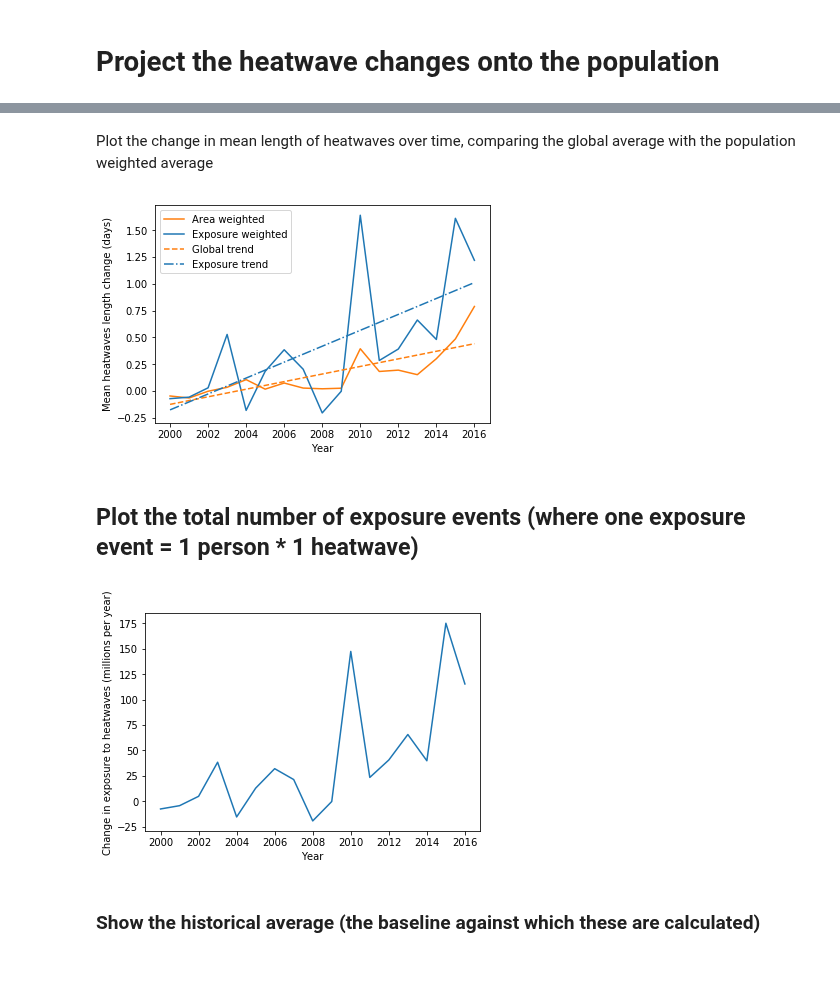
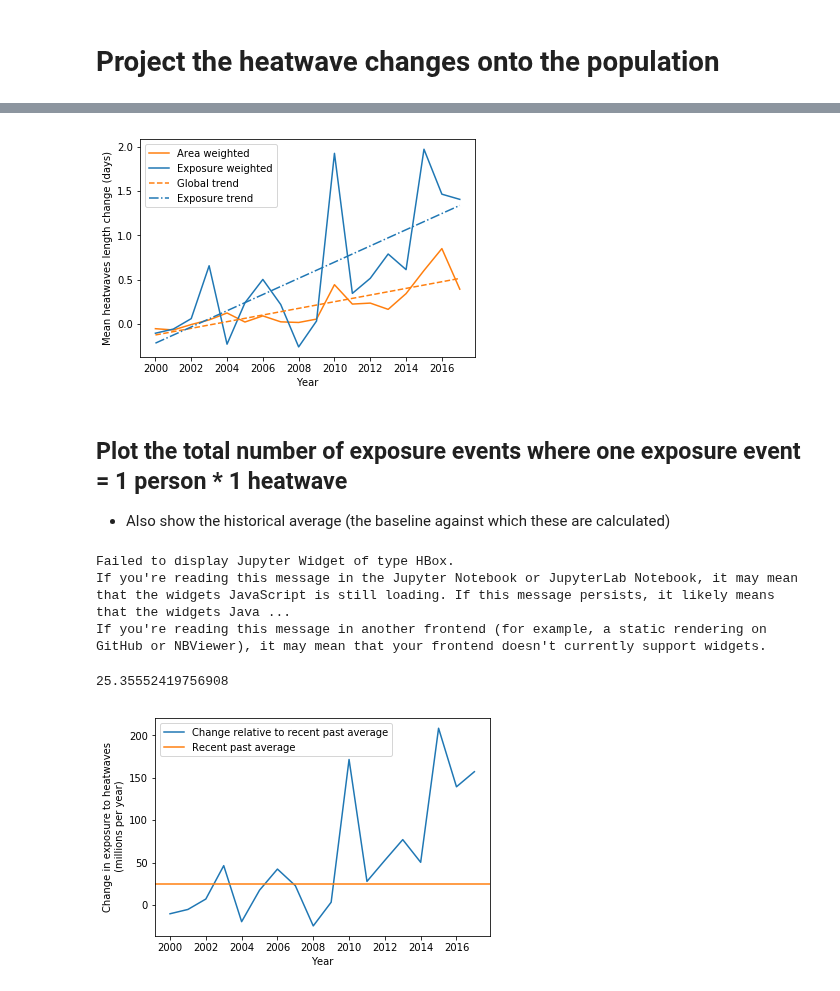
Before and after one commit to mangecoeur/health-climate-exposure, a Jupyter notebook: 1.2 Heatwave exposure change.ipynb, the cells around one changed output, grey strips where cells are left out. Cells and saved outputs as stored; diff of their text form; code cells hidden in the pictures.

```diff
--- a/1.2 Heatwave exposure change.ipynb
+++ b/1.2 Heatwave exposure change.ipynb
@@ -269,6 +275,6 @@ heatwaves_lengths = xr.open_dataarray(str(DATA_SRC / 'lancet'/'heatwaves_lengths
 ### Get the area-weighted time series for counts and lengths
 # %%
 # Take average period to match Temperature Change calculations
-heatwaves_counts_historical = heatwaves_counts.sel(year=slice(1986,2008)).mean(dim='year')
-heatwaves_counts_delta = heatwaves_counts.sel(year=slice(2000,2017)) - heatwaves_counts_historical
+heatwaves_counts_historical = heatwaves_counts.sel(year=slice(REFERENCE_YEAR_START, REFERENCE_YEAR_END)).mean(dim='year')
+heatwaves_counts_delta = heatwaves_counts.sel(year=slice(2000, MAX_YEAR)) - heatwaves_counts_historical
 # %%
@@ -296,0 +291,11 @@ plt.ylabel('Mean heatwaves count change')
+# %%
+f, axs = plt.subplots(1, 2)
+f.set_size_inches(10,5)
+ax = axs[0]
+(heatwaves_counts * cos_lat).mean(dim=['latitude', 'longitude']).plot(ax=ax)
+ax.set_ylabel('Mean heatwaves count')
+
+ax = axs[1]
+heatwaves_counts_ts.plot(ax=ax)
+ax.set_ylabel('Mean heatwaves count change')
+ax.set_xticks(list(range(2000, MAX_YEAR + 1, 2)));
@@ -406,9 +340,8 @@ output.columns = ['Area weighted change (days)', 'Exposure weighted change (days
 output.to_excel(writer, sheet_name='heatwaves_lengths')
 
 writer.save()
-# %% [markdown]
-Plot the change in mean length of heatwaves over time, comparing the global average with the population weighted average
 # %%
+# Plot the change in mean length of heatwaves over time, comparing the global average with the population weighted average
 heatwaves_lengths_ts.plot(color='C1',label='Area weighted')
 heatwaves_l_pop_ts.plot(color='C0',label='Exposure weighted')
 
@@ -422,20 +355,24 @@ exposures_reg = (exposures_reg.slope * heatwaves_l_pop_ts.year) + exposures_reg.
 anom_reg.plot.line('--', color='C1', label='Global trend')
 exposures_reg.plot.line('-.', color='C0', label='Exposure trend')
 
-
+plt.xticks(list(range(2000, MAX_YEAR + 1, 2)))
 plt.xlabel('Year')
 plt.ylabel('Mean heatwaves length change (days)')
 plt.legend()
-plt.savefig('heatwaves_length_comp_2000-2016.png', dpi=300, bbox_inches='tight')
-plt.savefig('heatwaves_length_comp_2000-2016.pdf', bbox_inches='tight')
+plt.savefig(str(RESULTS_FOLDER / f'heatwaves_length_comp_2000-{MAX_YEAR}.png'), dpi=300, bbox_inches='tight')
+plt.savefig(str(RESULTS_FOLDER / f'heatwaves_length_comp_2000-{MAX_YEAR}.pdf'), bbox_inches='tight')
 # %% [output]
-[figure, old version]
+[figure, new version]
 # %% [markdown]
-## Plot the total number of exposure events (where one exposure event = 1 person * 1 heatwave)
+## Plot the total number of exposure events where one exposure event = 1 person * 1 heatwave
+
+- Also show the historical average (the baseline against which these are calculated)
-# %%
-pct_age_rasters = xr.open_dataarray(str(DATA_SRC / 'lancet' / 'population_over_65.nc'))
 # %%
-heatwaves_pop_events_ts = project_to_population(heatwaves_counts_delta, pct_age_rasters, norm=True)
+heatwaves_pop_events_ts = population_tools.project_to_population(heatwaves_counts_delta, pct_age_rasters, norm=False, end_year=MAX_YEAR)
+# %% [output]
+Failed to display Jupyter Widget of type HBox.
+If you're reading this message in the Jupyter Notebook or JupyterLab Notebook, it may mean that the widgets JavaScript is still loading. If this message persists, it likely means that the widgets Java ...
+If you're reading this message in another frontend (for example, a static rendering on GitHub or NBViewer), it may mean that your frontend doesn't currently support widgets.
 # %%
 # Save results
 heatwaves_pop_events_ts.to_netcdf('heatwave_exposure_events.nc')
@@ -447,11 +384,21 @@ heatwaves_pop_events_ts.to_dataframe('heatwave_exposure_events').to_csv('global_
+# %%
+with population_tools.PopulationProjector(POP_FILE) as pop:
+    # For the historical part just take the population in 2000 as a rough mid point
+    year = 2000
+    heatwave_events_historical = (pop.project(year, heatwaves_counts_historical) * pct_age_rasters.sel(year=year))
+    heatwave_events_historical = (heatwave_events_historical).sum(dim=['latitude', 'longitude']).compute()
+# %%
+np.asscalar(heatwave_events_historical) / 1e6
+# %% [output]
+25.35552419756908
 # %%
-(heatwaves_pop_events_ts / 1e6).plot()
-
+(heatwaves_pop_events_ts / 1e6).plot(label='Change relative to recent past average')
+plt.axhline(np.asscalar(heatwave_events_historical) / 1e6, color='C1', label='Recent past average')
+plt.xticks(list(range(2000, MAX_YEAR + 1, 2)))
 plt.xlabel('Year')
-plt.ylabel('Change in exposure to heatwaves (millions per year)')
-plt.savefig('global_results/heatwaves_n_exposure_2000-2016.png', dpi=300, bbox_inches='tight')
-plt.savefig('global_results/heatwaves_n_exposure_2000-2016.pdf', bbox_inches='tight')
+plt.ylabel('Change in exposure to heatwaves\n (millions per year)')
+plt.legend()
+plt.savefig(str(RESULTS_FOLDER / f'heatwaves_n_exposure_2000-{MAX_YEAR}.png'), dpi=300)
+plt.savefig(str(RESULTS_FOLDER / f'heatwaves_n_exposure_2000-{MAX_YEAR}.pdf'), bbox_inches='tight')
 # %% [output]
-[figure, old version]
+[figure, new version]
-# %% [markdown]
-### Show the historical average (the baseline against which these are calculated)
```
Also changed, not shown: parts of 51 cells of this notebook, 20 other files.
